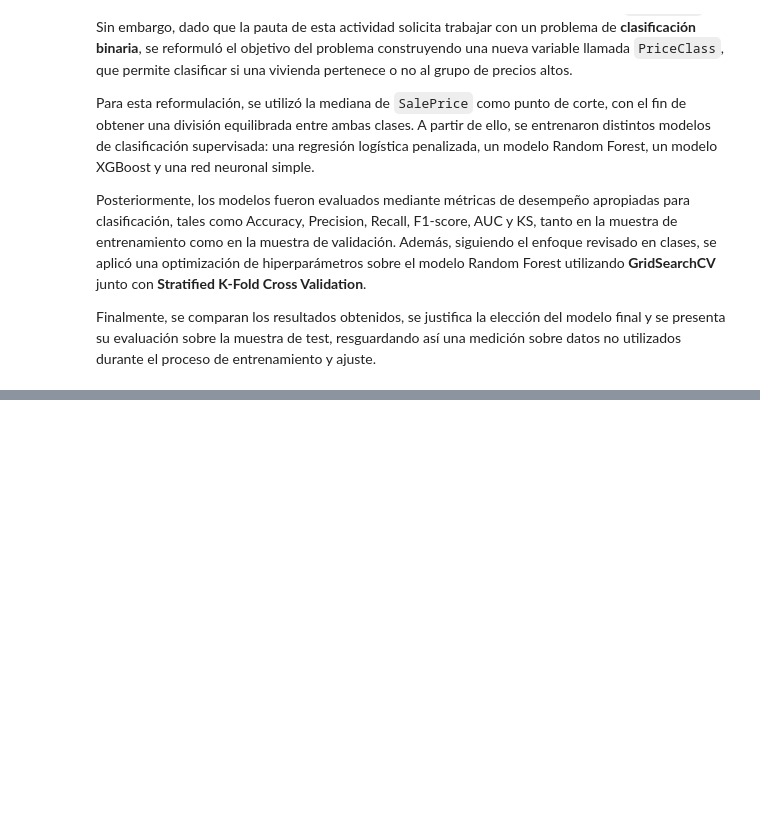
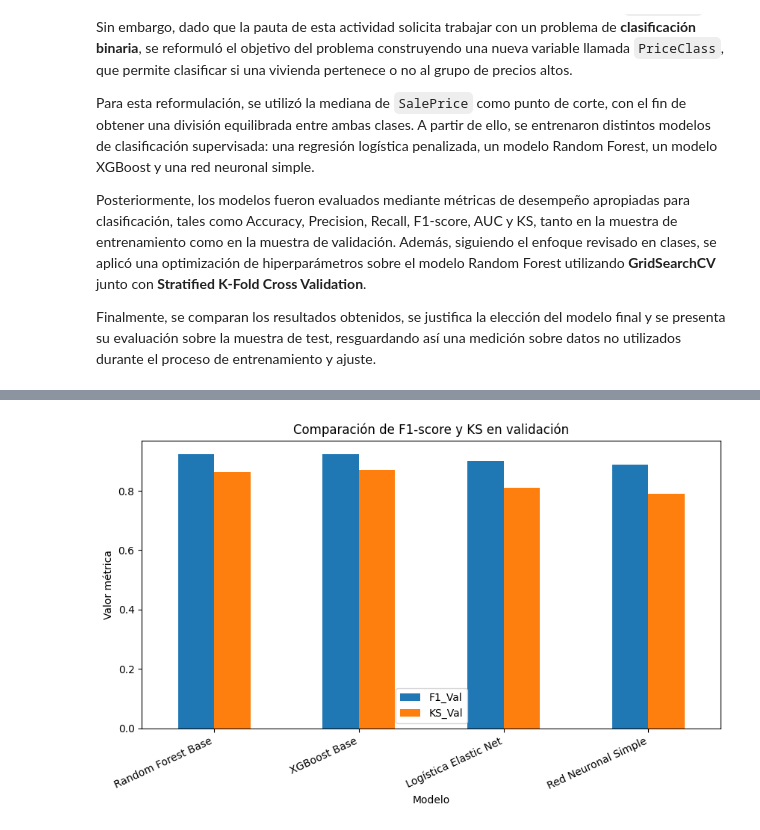
Before and after one commit to jonathanastudillo-lab/Ejercicio, a Jupyter notebook: house_prices_advanced_regression_techniques_sumativo2.ipynb, the cells around one changed output, grey strips where cells are left out. Cells and saved outputs as stored; diff of their text form; code cells hidden in the pictures; blank space fills up the shorter version.

```diff
--- a/house_prices_advanced_regression_techniques_sumativo2.ipynb
+++ b/house_prices_advanced_regression_techniques_sumativo2.ipynb
@@ -57,0 +160,8 @@ from xgboost import XGBClassifier
+# %%
+X = df_model.drop(columns=["SalePrice", "PriceClass"], errors="ignore")
+y = df_model["PriceClass"]
+
+X_encoded = pd.get_dummies(X, drop_first=True)
+
+print("Dimensión de X codificado:", X_encoded.shape)
+print("Dimensión de y:", y.shape)
@@ -57,0 +298,3 @@ from xgboost import XGBClassifier
+# %%
+resultados_modelos = []
+modelos_entrenados = {}
@@ -57,0 +363,17 @@ from xgboost import XGBClassifier
+# %%
+# 4) Red neuronal simple
+modelo_mlp = MLPClassifier(
+    hidden_layer_sizes=(64, 32),
+    activation="relu",
+    alpha=0.001,
+    learning_rate_init=0.001,
+    max_iter=800,
+    early_stopping=True,
+    random_state=42
+)
+modelo_mlp.fit(X_train_scaled, y_train)
+
+resultados_modelos.append(
+    evaluar_modelo("Red Neuronal Simple", modelo_mlp, X_train_scaled, y_train, X_val_scaled, y_val)
+)
+modelos_entrenados["Red Neuronal Simple"] = ("scaled", modelo_mlp)
@@ -57,0 +386,9 @@ from xgboost import XGBClassifier
+# %%
+resultados_base = pd.DataFrame(resultados_modelos).round(4)
+resultados_base = resultados_base.sort_values(
+    by=["F1_Val", "KS_Val", "AUC_Val"],
+    ascending=False
+).reset_index(drop=True)
+
+print("Resultados de modelos base:")
+display(resultados_base)
@@ -57,0 +416,10 @@ from xgboost import XGBClassifier
+# %%
+plot_df = resultados_base[["Modelo", "F1_Val", "KS_Val"]].set_index("Modelo")
+
+plot_df.plot(kind="bar", figsize=(10,5))
+plt.title("Comparación de F1-score y KS en validación")
+plt.ylabel("Valor métrica")
+plt.xticks(rotation=25, ha="right")
+plt.show()
+# %% [output]
+[figure, added]
```
Also changed, not shown: parts of 56 cells of this notebook.
